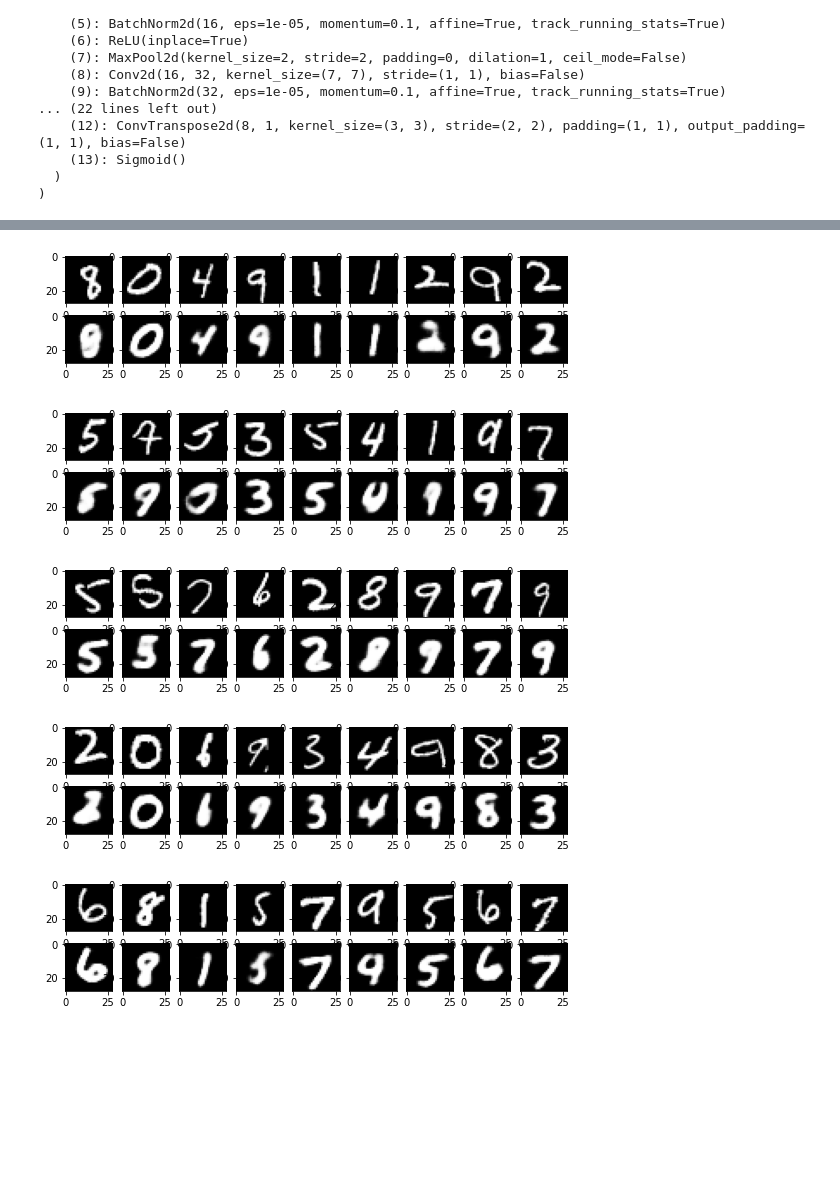
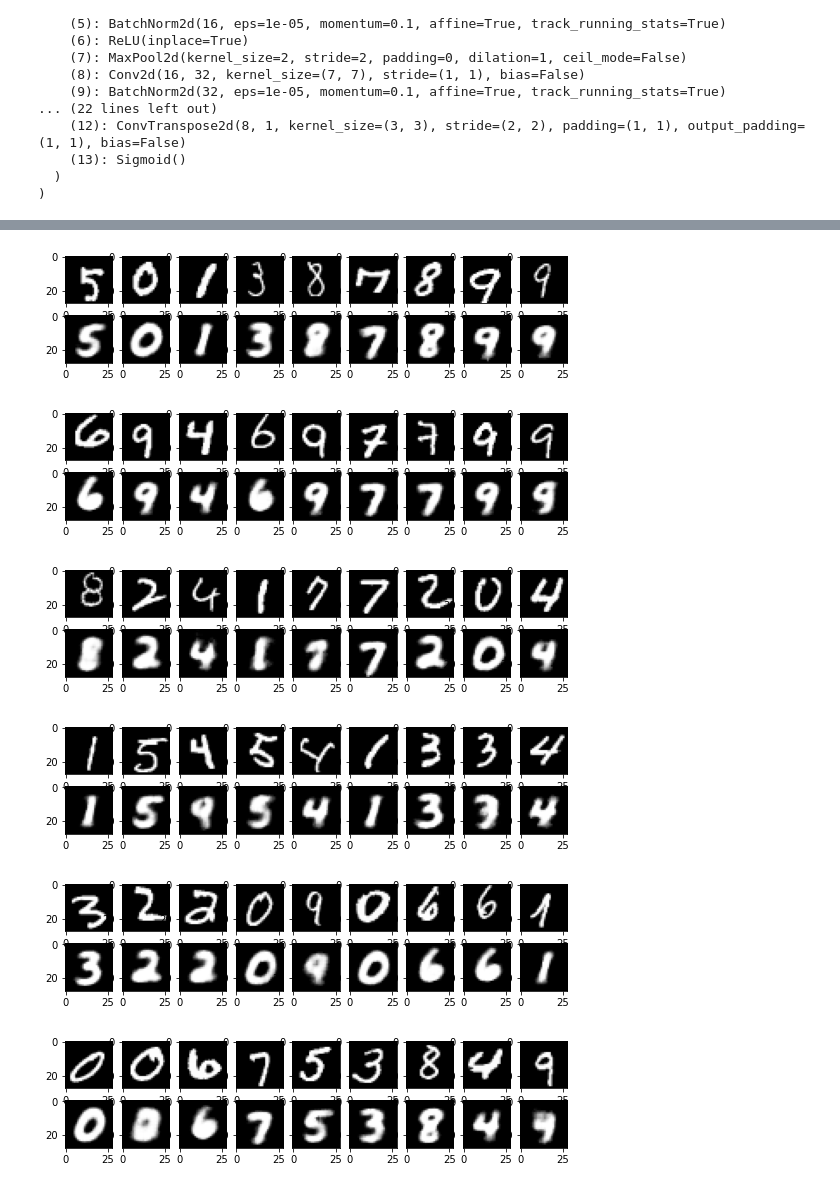
Before and after one commit to darioshehni/bsc-thesis-capnet, a Jupyter notebook: network.ipynb, the cells around one changed output, grey strips where cells are left out. Saved outputs shown, nothing was run; the diff lists cells and outputs as text; code cells hidden in the pictures; blank space fills up the shorter version.

```diff
--- a/network.ipynb
+++ b/network.ipynb
@@ -108,9 +108,11 @@ class Autoencoder_conv(nn.Module):
     def forward(self, x):
         x = self.predictor(x)
         x = x.mean(-1).mean(-1)
-        y = self.lin(x)
+        z = self.lin(x)
 
-        y_lin = self.decoder_lin(y)
+        z = z + torch.Tensor([0]*8 + [dx, dy]).to(device)
+
+        y_lin = self.decoder_lin(z)
         y_reshaped = torch.reshape(y_lin, (64, 4, 7, 7))
         x_rec = self.decoder(y_reshaped)
         return x_rec, y
@@ -154,8 +156,8 @@ def train(dataloader, model, optimizer, alpha):
         optimizer.zero_grad()
         loss.backward()
         optimizer.step()
-    print(f'alpha:{alpha}, Loss:{class_loss:.4f}')
-    return np.array([class_loss, x, x_rec])
+    print(f'alpha:{alpha}, Loss:{loss:.4f}')
+    return np.array([loss, x, x_rec])
 
 
 def test(dataloader, model):
@@ -179,15 +181,15 @@ def test(dataloader, model):
     return 100. * correct / len(dataloader.dataset)
 # %%
 alpha_list = np.arange(0, 1.2, 0.2)
-alpha_list = [0, 0.0005, 0.001, 0.005, 0.01, 0.05, 0.1, 0.5, 1, 2, 5]
+alpha_list = [0, 0.0005, 0.001, 0.005, 0.01, 0.05, 0.1]
 alpha_scores = []
 recreations = []
 
 for alpha in alpha_list:
-    model = Autoencoder_conv().to(device)
-    optimizer = torch.optim.Adam(model.parameters(), lr=learning_rate)
+#     model = Autoencoder_conv().to(device)
+#     optimizer = torch.optim.Adam(model.parameters(), lr=learning_rate)
 
-    epochs = 20
+    epochs = 6
     outputs = []
     for epoch in range(epochs):
         print(f"Epoch {epoch+1}\n-------------------------------")
@@ -217,26 +219,27 @@ Test set: Average loss: 0.0008, Accuracy: 9847/10000 (98%)
 
 Finished
 # %%
-for k in range(0, epochs, 4):
+for k in range(0, epochs, 1):
     plt.figure(figsize=(9, 2))
     plt.gray()
     imgs = outputs[k][1].detach().cpu().numpy()
     recon = outputs[k][2].detach().cpu().numpy()
     for i, item in enumerate(imgs):
         if i >= 9: break
         plt.subplot(2,9, i+1)
         plt.imshow(item[0])
 
     for i, item in enumerate(recon):
         if i >= 9: break
         plt.subplot(2, 9, 9+i+1)
         plt.imshow(item[0])
 # %% [output]
-[figure, old version]
+[figure, new version]
-[figure, old version]
+[figure, new version]
-[figure, old version]
+[figure, new version]
-[figure, old version]
+[figure, new version]
-[figure, old version]
+[figure, new version]
+[figure, added]
 # %%
 plt.plot(alpha_list, alpha_scores)
 plt.show()
```
Also changed, not shown: parts of 2 cells of this notebook, 1 other file.
